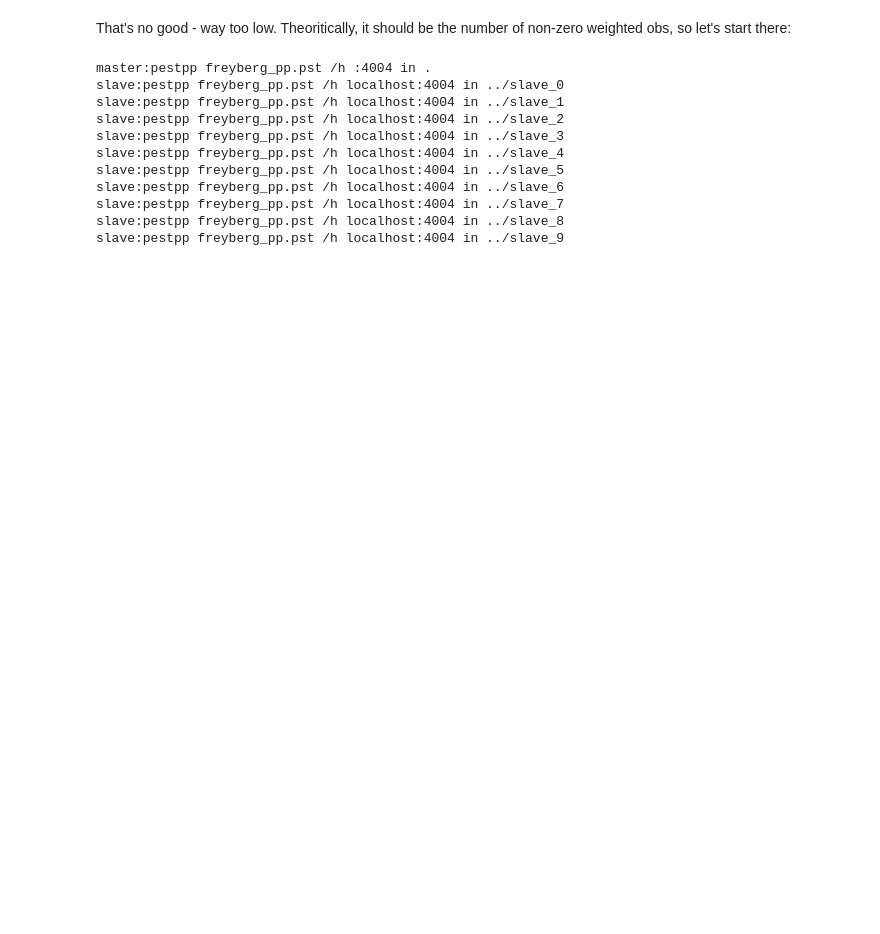
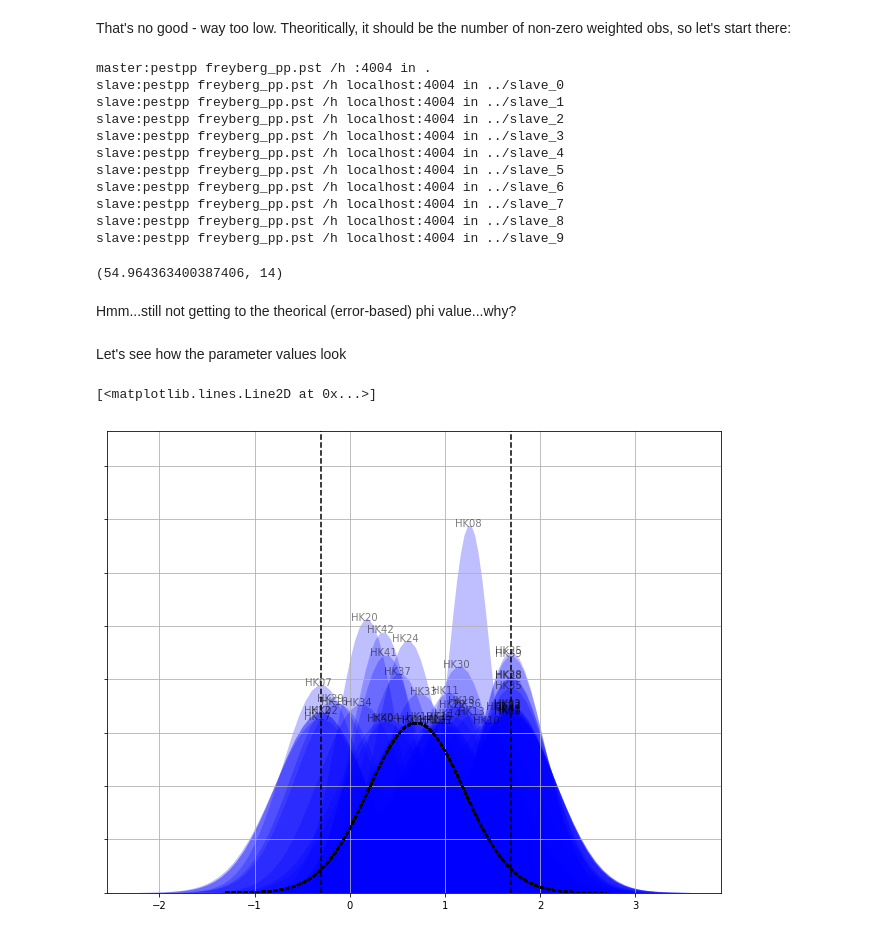
Before and after one commit to mnfienen/GW1876, a Jupyter notebook: activities/freyberg_pilot_points_2/freyberg_pilot_points_setup.ipynb, the cells around one changed output. Cells and saved outputs as stored; diff of their text form; code cells hidden in the pictures; blank space fills up the shorter version.

```diff
--- a/activities/freyberg_pilot_points_2/freyberg_pilot_points_setup.ipynb
+++ b/activities/freyberg_pilot_points_2/freyberg_pilot_points_setup.ipynb
@@ -135,0 +125,21 @@ slave:pestpp freyberg_pp.pst /h localhost:4004 in ../slave_9
+# %%
+pst.phi, pst.nnz_obs
+# %% [output]
+(54.964363400387406, 14)
+# %% [markdown]
+Hmm...still not getting to the theorical (error-based) phi value...why?
+# %% [markdown]
+Let's see how the parameter values look
+# %%
+df_paru = pd.read_csv(os.path.join(working_dir,pst_name.replace(".pst",".par.usum.csv")),index_col=0)
+# %%
+hk_pars = [p.upper() for p in pst.par_names if p.startswith("hk")]
+df_hk = df_paru.loc[hk_pars,:]
+ax = pyemu.helpers.plot_summary_distributions(df_hk,label_post=True)
+mn = np.log10(pst.parameter_data.loc[hk_pars[0].lower(),"parlbnd"])
+mx = np.log10(pst.parameter_data.loc[hk_pars[0].lower(),"parubnd"])
+ax.plot([mn,mn],ax.get_ylim(),"k--")
+ax.plot([mx,mx],ax.get_ylim(),"k--")
+# %% [output]
+[<matplotlib.lines.Line2D at 0x...>]
+[figure, added]
```
Also changed, not shown: parts of 15 cells of this notebook.
